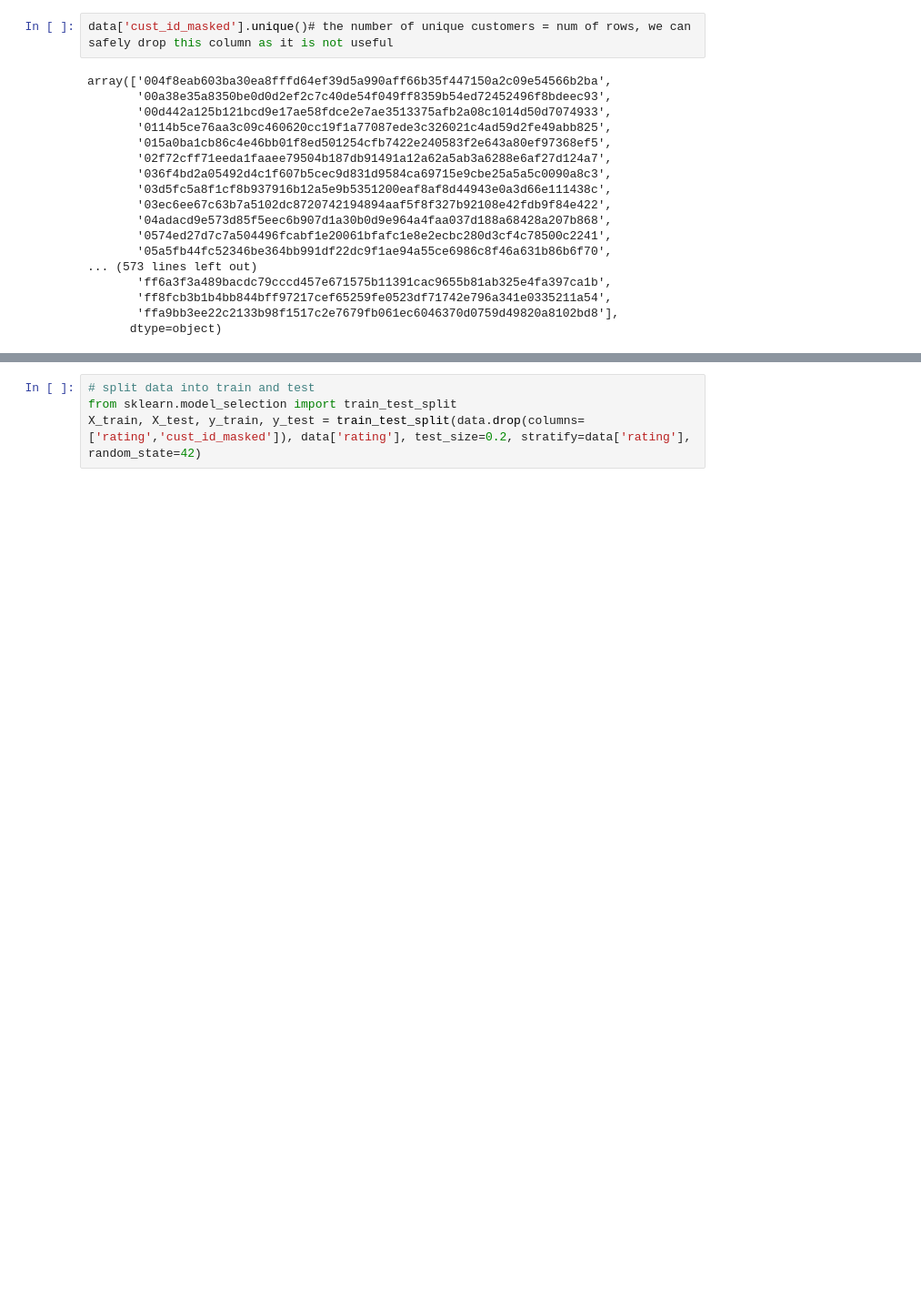
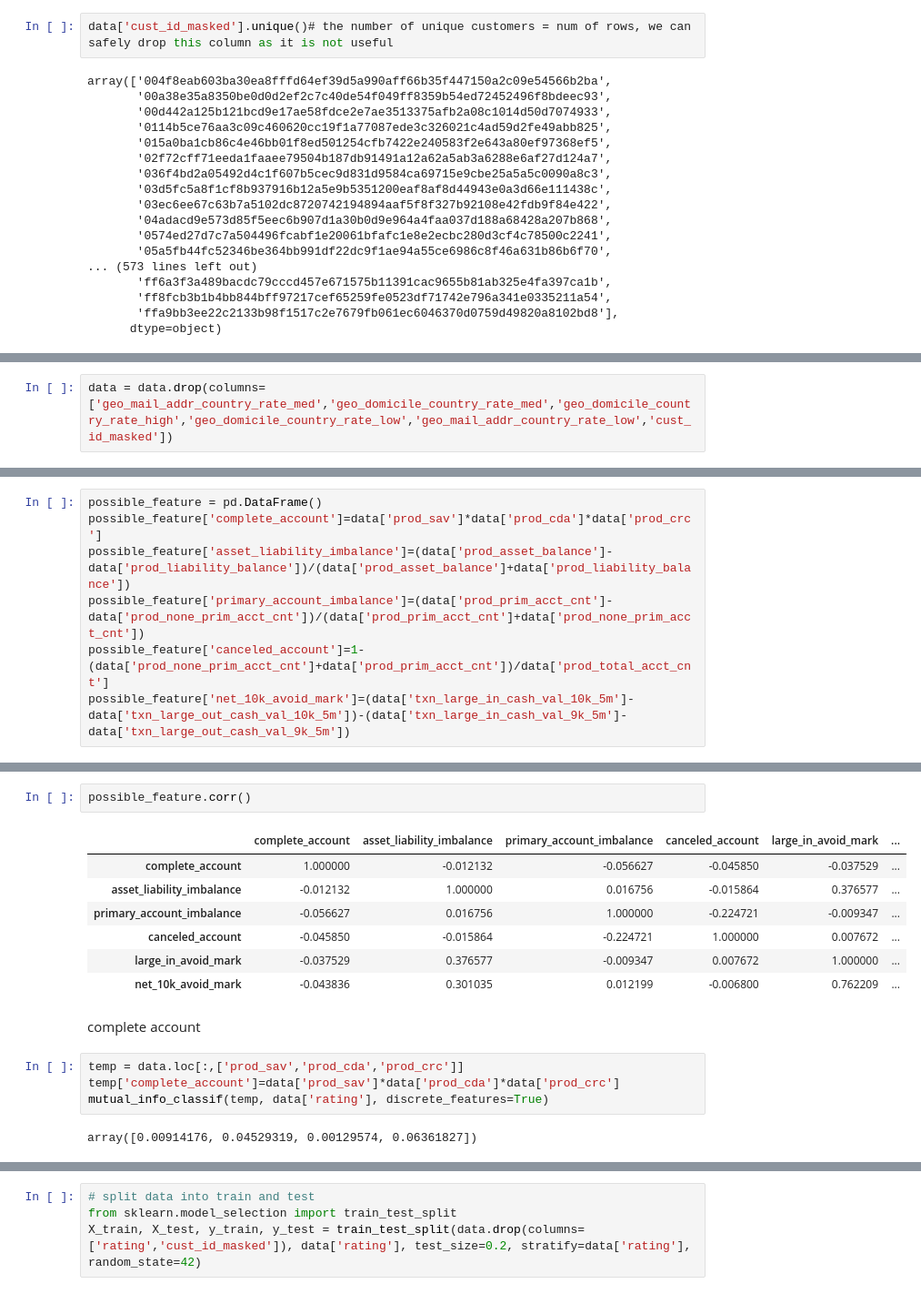
Before and after one commit to kaiwenShen/AML_modelling, a Jupyter notebook: AML_ml.ipynb, the cells around one changed output, grey strips where cells are left out. Shown at 91% size. Cells and saved outputs as stored; diff of their text form; blank space fills up the shorter version.

```diff
--- a/AML_ml.ipynb
+++ b/AML_ml.ipynb
@@ -74,0 +109,2 @@ array(['004f8eab603ba30ea8fffd64ef39d5a990aff66b35f447150a2c09e54566b2ba',
+# %%
+data = data.drop(columns=['geo_mail_addr_country_rate_med','geo_domicile_country_rate_med','geo_domicile_country_rate_high','geo_domicile_country_rate_low','geo_mail_addr_country_rate_low','cust_id_masked'])
@@ -74,0 +113,7 @@ array(['004f8eab603ba30ea8fffd64ef39d5a990aff66b35f447150a2c09e54566b2ba',
+# %%
+possible_feature = pd.DataFrame()
+possible_feature['complete_account']=data['prod_sav']*data['prod_cda']*data['prod_crc']
+possible_feature['asset_liability_imbalance']=(data['prod_asset_balance']-data['prod_liability_balance'])/(data['prod_asset_balance']+data['prod_liability_balance'])
+possible_feature['primary_account_imbalance']=(data['prod_prim_acct_cnt']-data['prod_none_prim_acct_cnt'])/(data['prod_prim_acct_cnt']+data['prod_none_prim_acct_cnt'])
+possible_feature['canceled_account']=1-(data['prod_none_prim_acct_cnt']+data['prod_prim_acct_cnt'])/data['prod_total_acct_cnt']
+possible_feature['net_10k_avoid_mark']=(data['txn_large_in_cash_val_10k_5m']-data['txn_large_out_cash_val_10k_5m'])-(data['txn_large_in_cash_val_9k_5m']-data['txn_large_out_cash_val_9k_5m'])
@@ -74,0 +130,18 @@ array(['004f8eab603ba30ea8fffd64ef39d5a990aff66b35f447150a2c09e54566b2ba',
+# %%
+possible_feature.corr()
+# %% [output]
+|  | complete_account | asset_liability_imbalance | primary_account_imbalance | canceled_account | large_in_avoid_mark | ... |
+| complete_account | 1.000000 | -0.012132 | -0.056627 | -0.045850 | -0.037529 | ... |
+| asset_liability_imbalance | -0.012132 | 1.000000 | 0.016756 | -0.015864 | 0.376577 | ... |
+| primary_account_imbalance | -0.056627 | 0.016756 | 1.000000 | -0.224721 | -0.009347 | ... |
+| canceled_account | -0.045850 | -0.015864 | -0.224721 | 1.000000 | 0.007672 | ... |
+| large_in_avoid_mark | -0.037529 | 0.376577 | -0.009347 | 0.007672 | 1.000000 | ... |
+| net_10k_avoid_mark | -0.043836 | 0.301035 | 0.012199 | -0.006800 | 0.762209 | ... |
+# %% [markdown]
+complete account
+# %%
+temp = data.loc[:,['prod_sav','prod_cda','prod_crc']]
+temp['complete_account']=data['prod_sav']*data['prod_cda']*data['prod_crc']
+mutual_info_classif(temp, data['rating'], discrete_features=True)
+# %% [output]
+array([0.00914176, 0.04529319, 0.00129574, 0.06361827])
```
Also changed, not shown: parts of 30 cells of this notebook, 1 other file.
